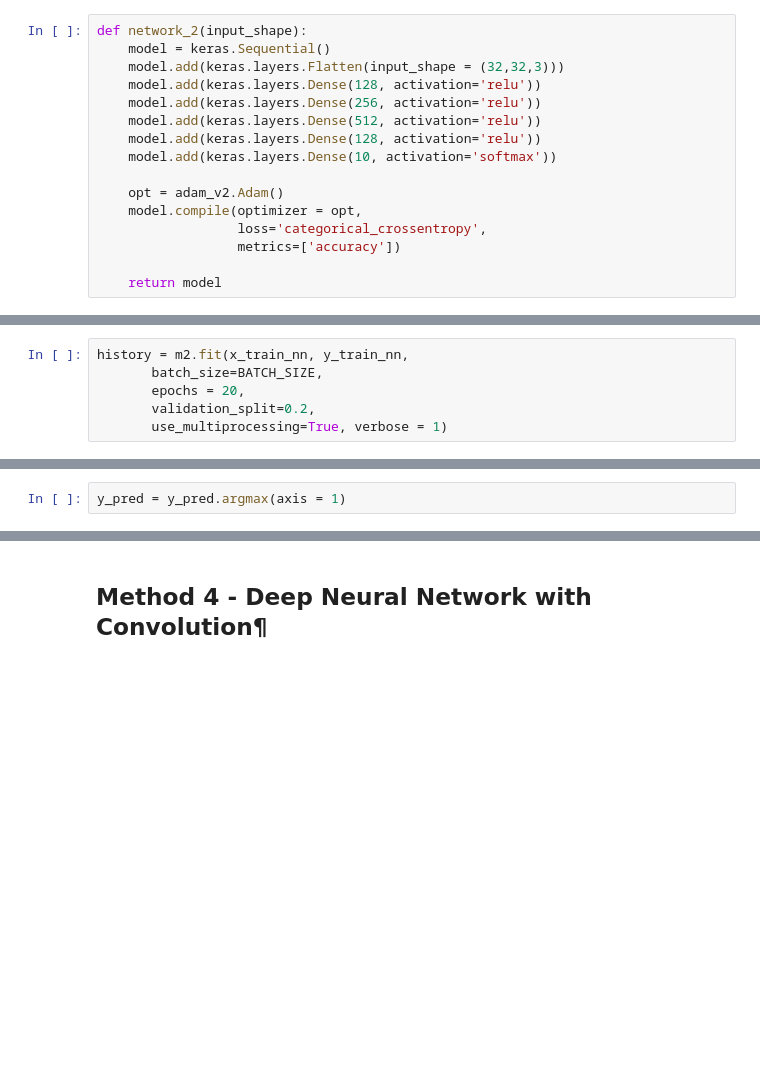
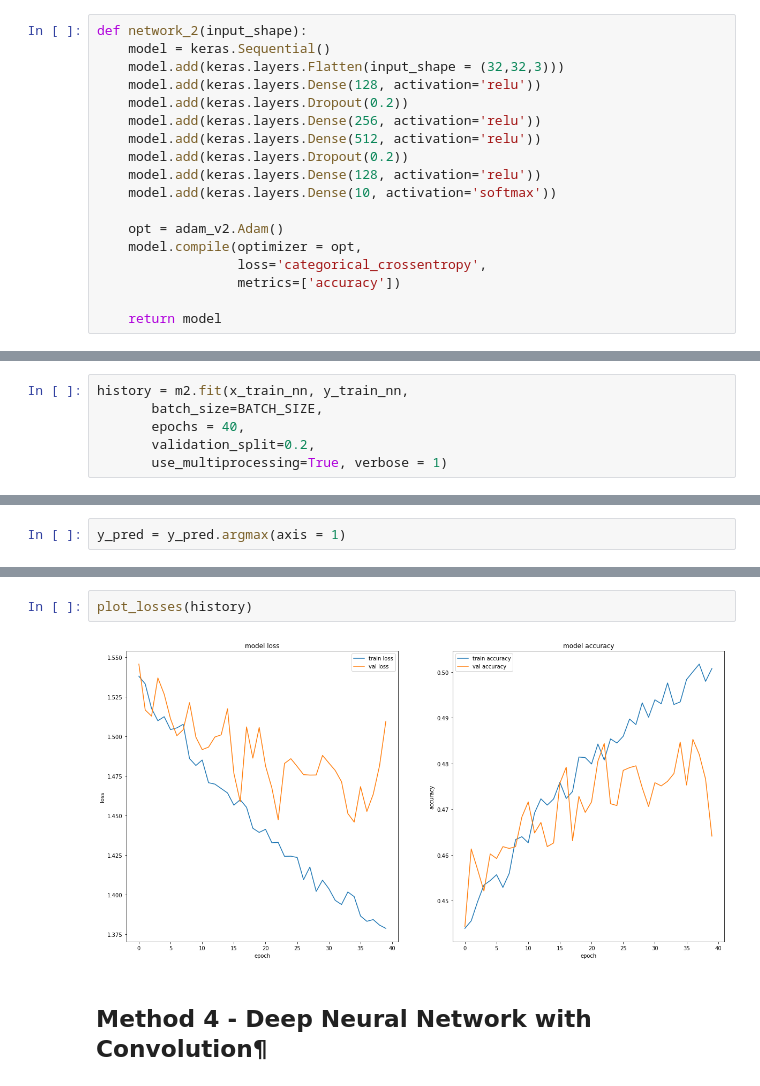
Before and after one commit to tanmaygadgil/cifar-ml, a Jupyter notebook: CIFAR-ML.ipynb, the cells around one changed output, grey strips where cells are left out. Drawn from its saved outputs; the diff is of its cells as text; blank space fills up the shorter version.

```diff
--- a/CIFAR-ML.ipynb
+++ b/CIFAR-ML.ipynb
@@ -297,8 +534,10 @@ def network_2(input_shape):
     model = keras.Sequential()
     model.add(keras.layers.Flatten(input_shape = (32,32,3)))
     model.add(keras.layers.Dense(128, activation='relu'))
+    model.add(keras.layers.Dropout(0.2))
     model.add(keras.layers.Dense(256, activation='relu'))
     model.add(keras.layers.Dense(512, activation='relu'))
+    model.add(keras.layers.Dropout(0.2))
     model.add(keras.layers.Dense(128, activation='relu'))
     model.add(keras.layers.Dense(10, activation='softmax'))
 
@@ -363,7 +605,7 @@ m2 = network_2(x_train_nn.shape[1:])
 # %%
 history = m2.fit(x_train_nn, y_train_nn,
        batch_size=BATCH_SIZE,
-       epochs = 20,
+       epochs = 40,
        validation_split=0.2,
        use_multiprocessing=True, verbose = 1)
 # %% [output]
@@ -410,2 +652,6 @@ weighted avg       0.52      0.50      0.50     10000
+# %%
+plot_losses(history)
+# %% [output]
+[figure, added]
 # %% [markdown]
 ## Method 4 - Deep Neural Network with Convolution¶
```
Also changed, not shown: parts of 55 cells of this notebook.
